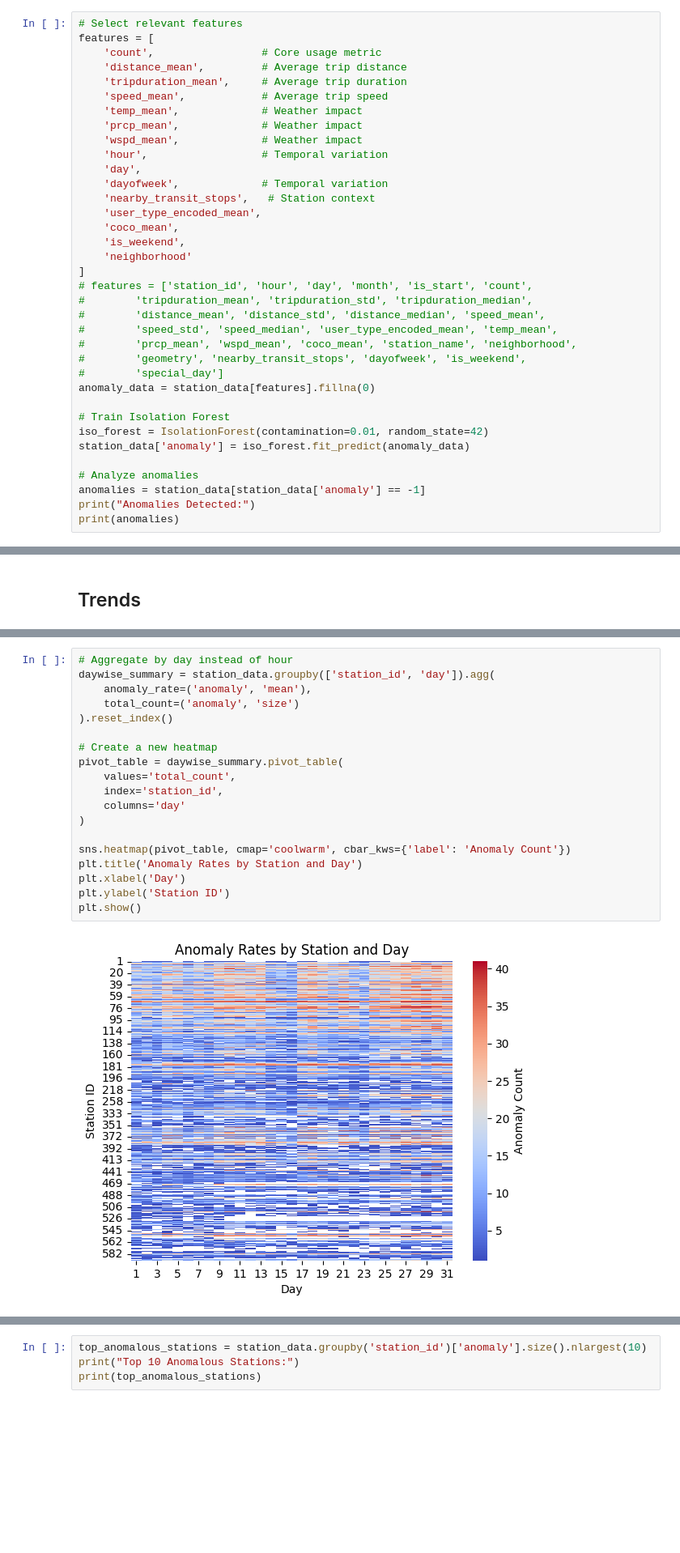
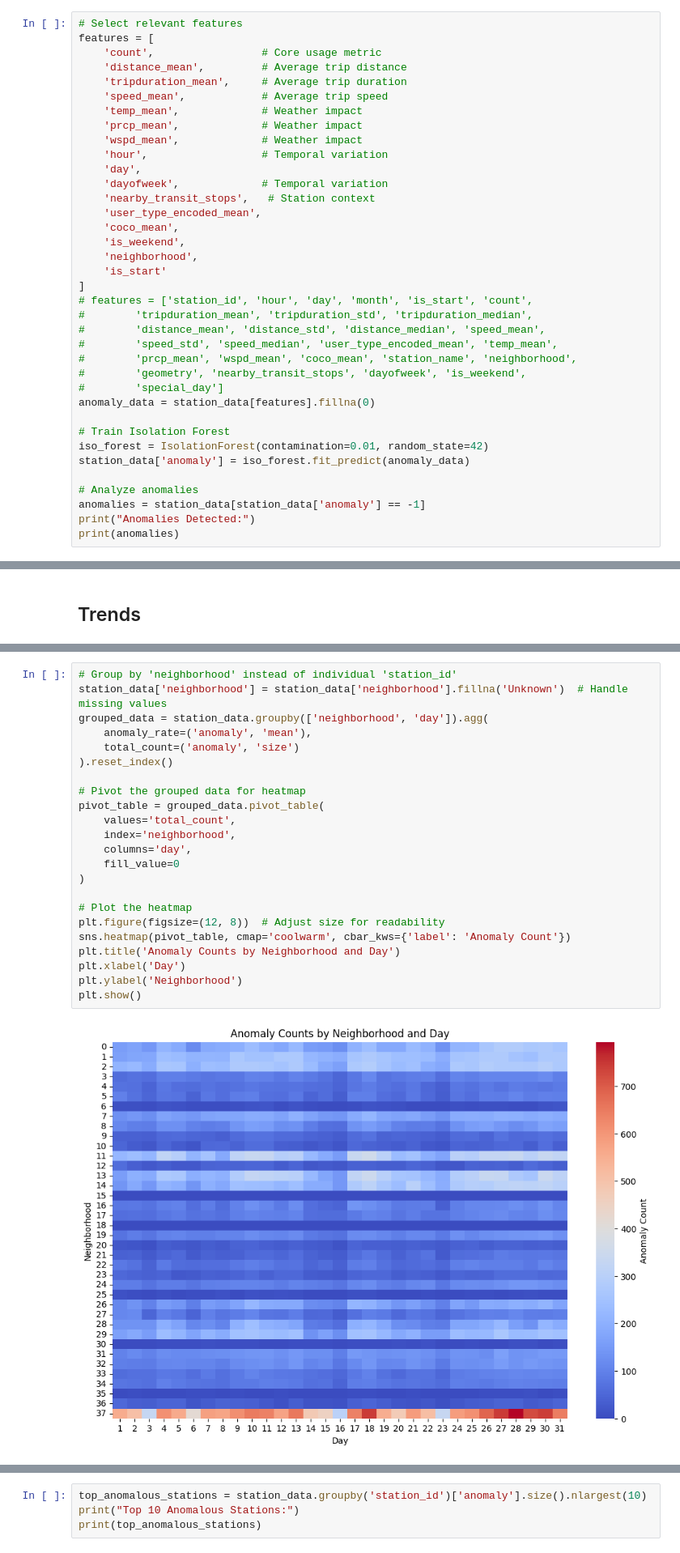
Before and after one commit to elnurisg/anomaly_detection_for_shared_mobility, a Jupyter notebook: station_focus/data_analysis.ipynb, the cells around one changed output, grey strips where cells are left out. Shown at 81% size. Drawn from its saved outputs; the diff is of its cells as text; blank space fills up the shorter version.

```diff
--- a/station_focus/data_analysis.ipynb
+++ b/station_focus/data_analysis.ipynb
@@ -159,7 +159,8 @@ features = [
     'user_type_encoded_mean',
     'coco_mean',
     'is_weekend',
-    'neighborhood'
+    'neighborhood',
+    'is_start'
 ]
 # features = ['station_id', 'hour', 'day', 'month', 'is_start', 'count',
 #        'tripduration_mean', 'tripduration_std', 'tripduration_median',
@@ -327,21 +309,25 @@ plt.show()
 # %%
-# Aggregate by day instead of hour
-daywise_summary = station_data.groupby(['station_id', 'day']).agg(
+# Group by 'neighborhood' instead of individual 'station_id'
+station_data['neighborhood'] = station_data['neighborhood'].fillna('Unknown')  # Handle missing values
+grouped_data = station_data.groupby(['neighborhood', 'day']).agg(
     anomaly_rate=('anomaly', 'mean'),
     total_count=('anomaly', 'size')
 ).reset_index()
 
-# Create a new heatmap
-pivot_table = daywise_summary.pivot_table(
+# Pivot the grouped data for heatmap
+pivot_table = grouped_data.pivot_table(
     values='total_count',
-    index='station_id',
-    columns='day'
+    index='neighborhood',
+    columns='day',
+    fill_value=0
 )
 
+# Plot the heatmap
+plt.figure(figsize=(12, 8))  # Adjust size for readability
 sns.heatmap(pivot_table, cmap='coolwarm', cbar_kws={'label': 'Anomaly Count'})
-plt.title('Anomaly Rates by Station and Day')
+plt.title('Anomaly Counts by Neighborhood and Day')
 plt.xlabel('Day')
-plt.ylabel('Station ID')
+plt.ylabel('Neighborhood')
 plt.show()
 # %% [output]
-[figure, old version]
+[figure, new version]
```
Also changed, not shown: parts of 15 cells of this notebook, 2 other files.
